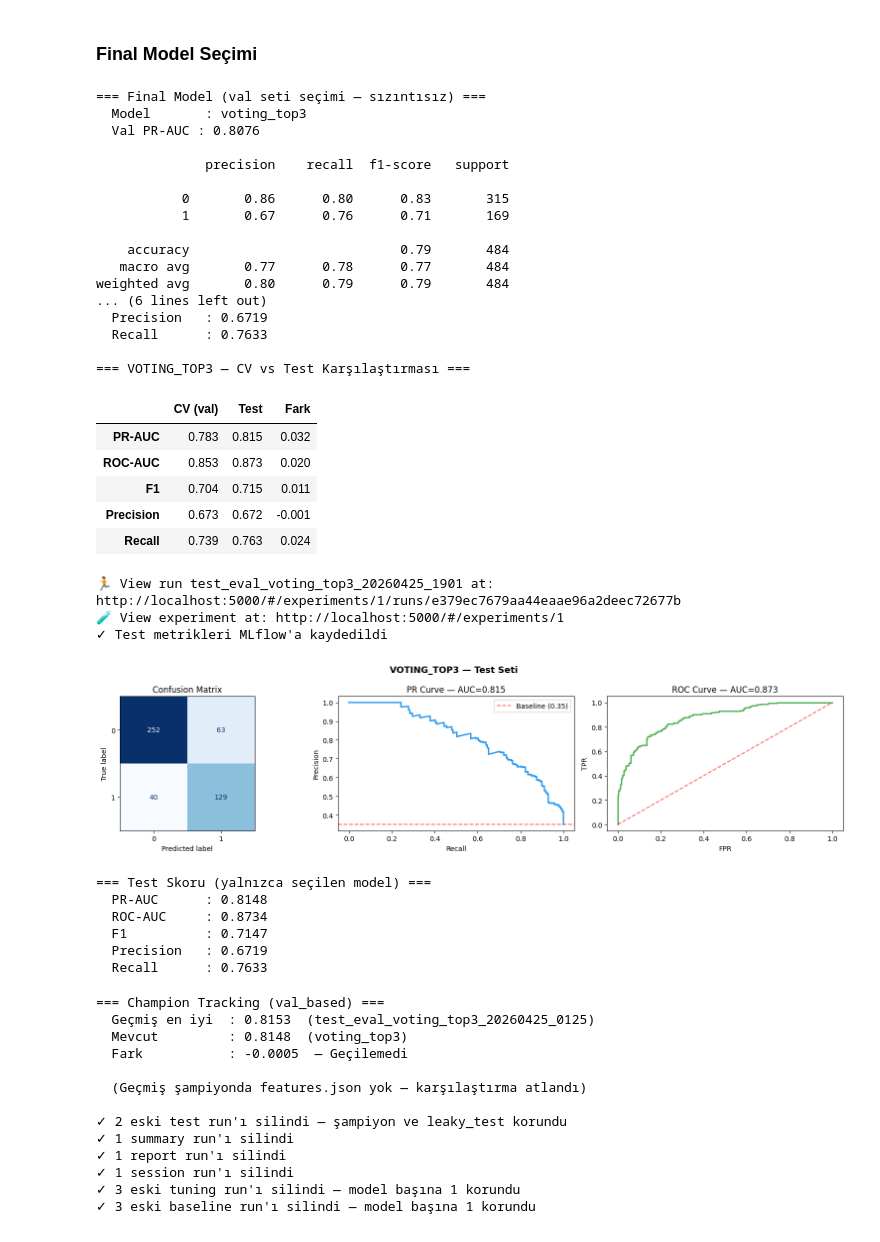
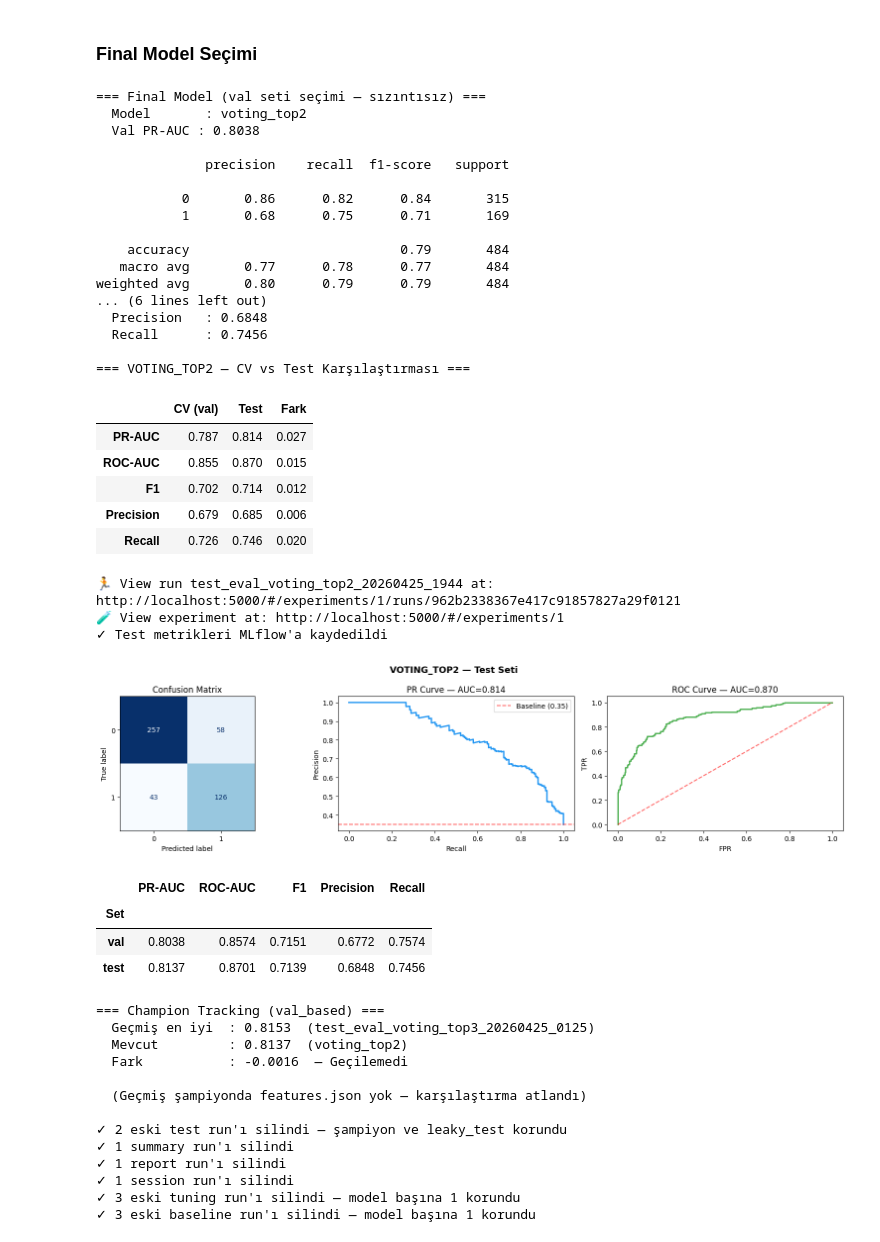
Before and after one commit to UgurIpekduzen/tmdb-hit-classifier, a Jupyter notebook: example.ipynb, the cells around one changed output. Saved outputs shown, nothing was run; the diff lists cells and outputs as text; code cells hidden in the pictures.

```diff
--- a/example.ipynb
+++ b/example.ipynb
@@ -57,7 +57,7 @@ TASK_TYPE        = 'binary'   # binary | multiclass | regression | timeseries |
 TARGET           = 'hit'
 N_TRIALS         = 50
 FEATURE_PREFIXES = ['genre_', 'kw_']
-FEATURE_VERSION  = 'v4_univariate_selected'  # 49→30 özellik: Bonferroni + multikolinearite drop
+FEATURE_VERSION  = 'v6_shap_cleaned'  # 27 özellik: Bonferroni (v4) + SHAP drop (kw_postcredit ×2, relative_budget_score)
 
 BASE_FEATURES = [
     # Bütçe & Prodüksiyon
@@ -74,7 +74,6 @@ BASE_FEATURES = [
     'director_film_count', 'director_collab_count',
     'director_hist_roi', 'actor_hist_roi',
     # Bütçe verimliliği (temporal safe)
-    'relative_budget_score',
 ]
 # ──────────────────────────────────────────────────────────────
 # %% [markdown]
@@ -677,58 +685,57 @@ final_val   = all_candidates[final_name][1]
 print("=== Final Model (val seti seçimi — sızıntısız) ===")
 print(f"  Model       : {final_name}")
 print(f"  Val {main_metric_key} : {final_val[main_metric_key]:.4f}")
 print()
 
 # evaluate_test yalnızca seçilen model için X_test üzerinde çağrılır
 if "best_single" in final_name:
     final_metrics = test_metrics  # cell 2b97424c'de hesaplandı
 else:
     final_metrics = evaluate_test(
         final_model, X_test, y_test, TASK_TYPE,
         final_name.replace(" ", "_").replace("(", "").replace(")", ""),
         cv_metrics      = results[best]["val"],
         experiment_name = EXPERIMENT_NAME,
         feature_version = FEATURE_VERSION,
         extra_tags      = {"selection_method": "val_based"},
     )
 
-print("=== Test Skoru (yalnızca seçilen model) ===")
-for k, v in final_metrics.items():
-    print(f"  {k:<12}: {v:.4f}")
+display(pd.DataFrame([
+    {"Set": "val",  **{k: round(v, 4) for k, v in final_val.items()}},
+    {"Set": "test", **{k: round(v, 4) for k, v in final_metrics.items()}},
+]).set_index("Set"))
 # %% [output]
 === Final Model (val seti seçimi — sızıntısız) ===
-  Model       : voting_top3
-  Val PR-AUC : 0.8076
+  Model       : voting_top2
+  Val PR-AUC : 0.8038
 
               precision    recall  f1-score   support
 
-           0       0.86      0.80      0.83       315
-           1       0.67      0.76      0.71       169
+           0       0.86      0.82      0.84       315
+           1       0.68      0.75      0.71       169
 
     accuracy                           0.79       484
    macro avg       0.77      0.78      0.77       484
 weighted avg       0.80      0.79      0.79       484
 ... (6 lines left out)
-  Precision   : 0.6719
-  Recall      : 0.7633
+  Precision   : 0.6848
+  Recall      : 0.7456
 
-=== VOTING_TOP3 — CV vs Test Karşılaştırması ===
+=== VOTING_TOP2 — CV vs Test Karşılaştırması ===
 |  | CV (val) | Test | Fark |
-| PR-AUC | 0.783 | 0.815 | 0.032 |
-| ROC-AUC | 0.853 | 0.873 | 0.020 |
-| F1 | 0.704 | 0.715 | 0.011 |
-| Precision | 0.673 | 0.672 | -0.001 |
-| Recall | 0.739 | 0.763 | 0.024 |
+| PR-AUC | 0.787 | 0.814 | 0.027 |
+| ROC-AUC | 0.855 | 0.870 | 0.015 |
+| F1 | 0.702 | 0.714 | 0.012 |
+| Precision | 0.679 | 0.685 | 0.006 |
+| Recall | 0.726 | 0.746 | 0.020 |
-🏃 View run test_eval_voting_top3_20260425_1901 at: http://localhost:5000/#/experiments/1/runs/e379ec7679aa44eaae96a2deec72677b
+🏃 View run test_eval_voting_top2_20260425_1944 at: http://localhost:5000/#/experiments/1/runs/962b2338367e417c91857827a29f0121
 🧪 View experiment at: http://localhost:5000/#/experiments/1
 ✓ Test metrikleri MLflow'a kaydedildi
 [figure]
-=== Test Skoru (yalnızca seçilen model) ===
-  PR-AUC      : 0.8148
-  ROC-AUC     : 0.8734
-  F1          : 0.7147
-  Precision   : 0.6719
-  Recall      : 0.7633
+|  | PR-AUC | ROC-AUC | F1 | Precision | Recall |
+| Set |  |  |  |  |  |
+| val | 0.8038 | 0.8574 | 0.7151 | 0.6772 | 0.7574 |
+| test | 0.8137 | 0.8701 | 0.7139 | 0.6848 | 0.7456 |
 # %%
 import json, tempfile
 from collections import defaultdict
@@ -879,8 +886,8 @@ else:
 # %% [output]
 === Champion Tracking (val_based) ===
   Geçmiş en iyi  : 0.8153  (test_eval_voting_top3_20260425_0125)
-  Mevcut         : 0.8148  (voting_top3)
-  Fark           : -0.0005  — Geçilemedi
+  Mevcut         : 0.8137  (voting_top2)
+  Fark           : -0.0016  — Geçilemedi
 
   (Geçmiş şampiyonda features.json yok — karşılaştırma atlandı)
 
```
Also changed, not shown: parts of 14 cells of this notebook, 2 other files.
